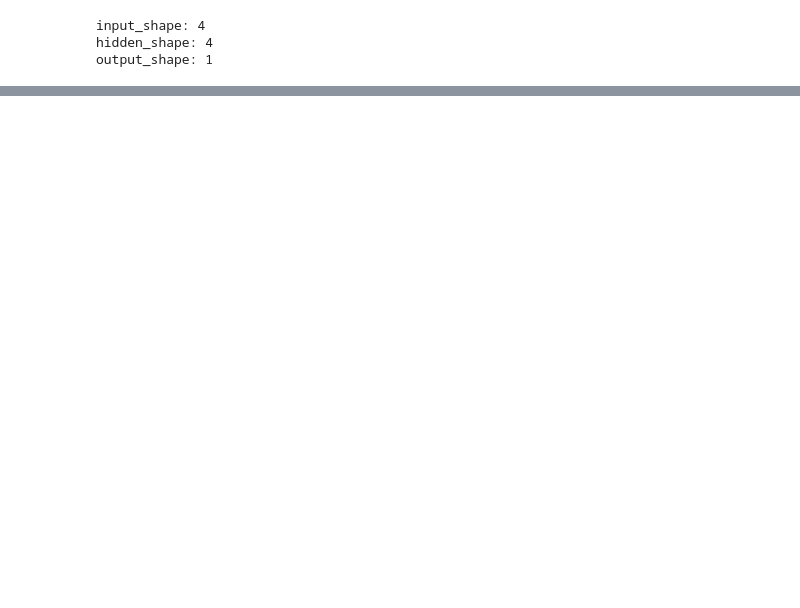
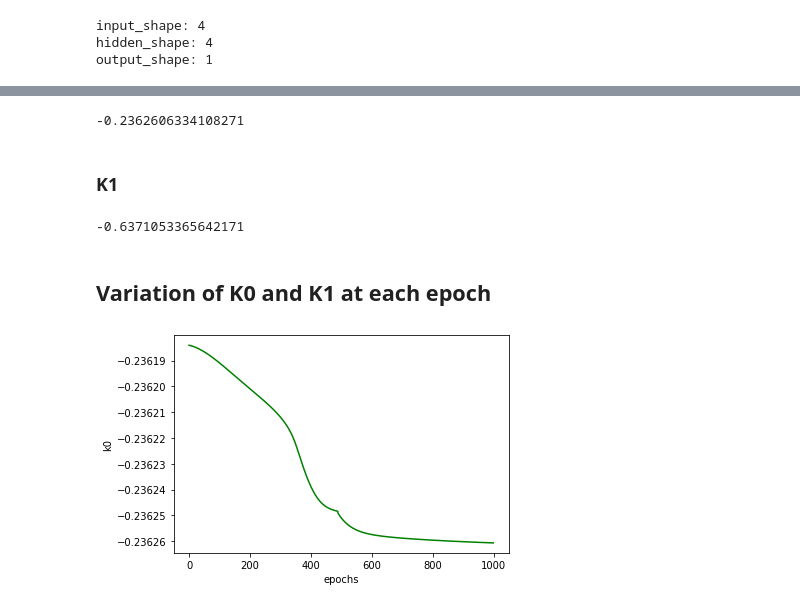
Before and after one commit to pradyyadav/Assignment, a Jupyter notebook: assignment.ipynb, the cells around one changed output, grey strips where cells are left out. Drawn from its saved outputs; the diff is of its cells as text; code cells hidden in the pictures; blank space fills up the shorter version.

```diff
--- a/assignment.ipynb
+++ b/assignment.ipynb
@@ -269,0 +378,3 @@ Cost after iteration 995: nan
+# %%
+for i in range(1000):
+    print(param_list['b2'][i][:][0][0])
@@ -269,0 +401,3 @@ Cost after iteration 995: nan
+# %%
+for i in range(1000):
+    print(np.array(param_list['k0'])[i][0][0])
@@ -269,0 +424,3 @@ Cost after iteration 995: nan
+# %%
+for i in range(1000):
+    print(np.array(param_list['k1'])[i][0][0])
@@ -269,0 +483,26 @@ Cost after iteration 995: nan
+# %%
+print(np.array(param_list['k0'])[-1][0][0])
+# %% [output]
+-0.2362606334108271
+# %% [markdown]
+###  K1
+# %%
+print(np.array(param_list['k1'])[-1][0][0])
+# %% [output]
+-0.6371053365642171
+# %% [markdown]
+## Variation of K0 and K1 at each epoch
+# %%
+k0 = []
+for i in range(1000):
+    k0.append(np.array(param_list['k0'])[i][0][0])
+k1 = []
+for i in range(1000):
+    k1.append(np.array(param_list['k1'])[i][0][0])
+# %%
+plt.plot(range(1000),k0,c='g')
+plt.xlabel('epochs')
+plt.ylabel('k0')
+plt.show()
+# %% [output]
+[figure, added]
```
Also changed, not shown: parts of 38 cells of this notebook.
